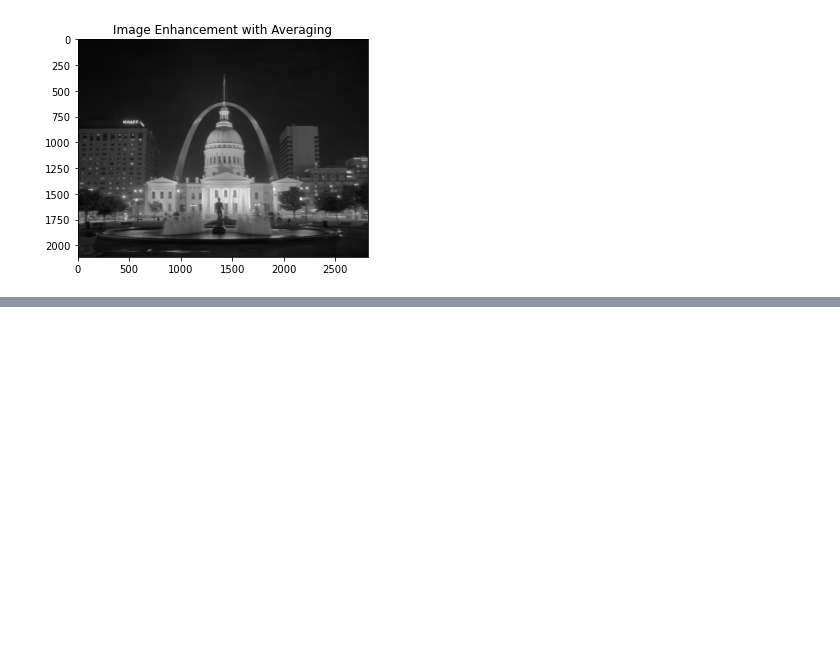
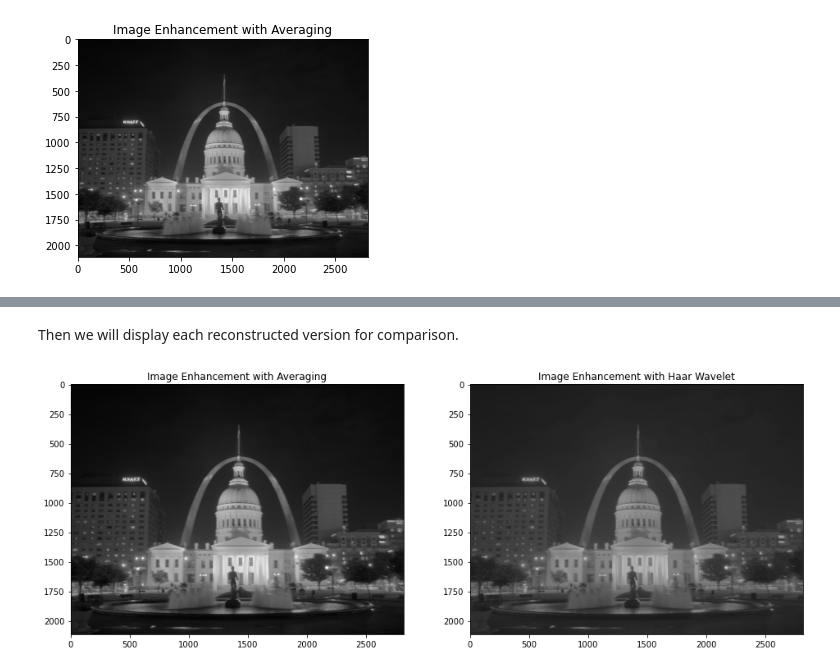
Before and after one commit to erfansobhaei/imgprcsings, a Jupyter notebook: part3/problem4/ImageEnhancement.ipynb, the cells around one changed output, grey strips where cells are left out. Drawn from its saved outputs; the diff is of its cells as text; code cells hidden in the pictures; blank space fills up the shorter version.

```diff
--- a/part3/problem4/ImageEnhancement.ipynb
+++ b/part3/problem4/ImageEnhancement.ipynb
@@ -42,0 +109,12 @@ plt.show()
+# %% [markdown]
+Then we will display each reconstructed version for comparison.
+# %%
+# Showing the images in subplots
+f, subplt = plt.subplots(1,2,figsize = (16,8))
+subplt[0].imshow(mean_enhancment_img, cmap = 'gray')
+subplt[0].set_title('Image Enhancement with Averaging')
+subplt[1].imshow(haar_enhancement_img, cmap = 'gray')
+subplt[1].set_title('Image Enhancement with Haar Wavelet')
+plt.show()
+# %% [output]
+[figure, added]
```
Also changed, not shown: parts of 14 cells of this notebook.
